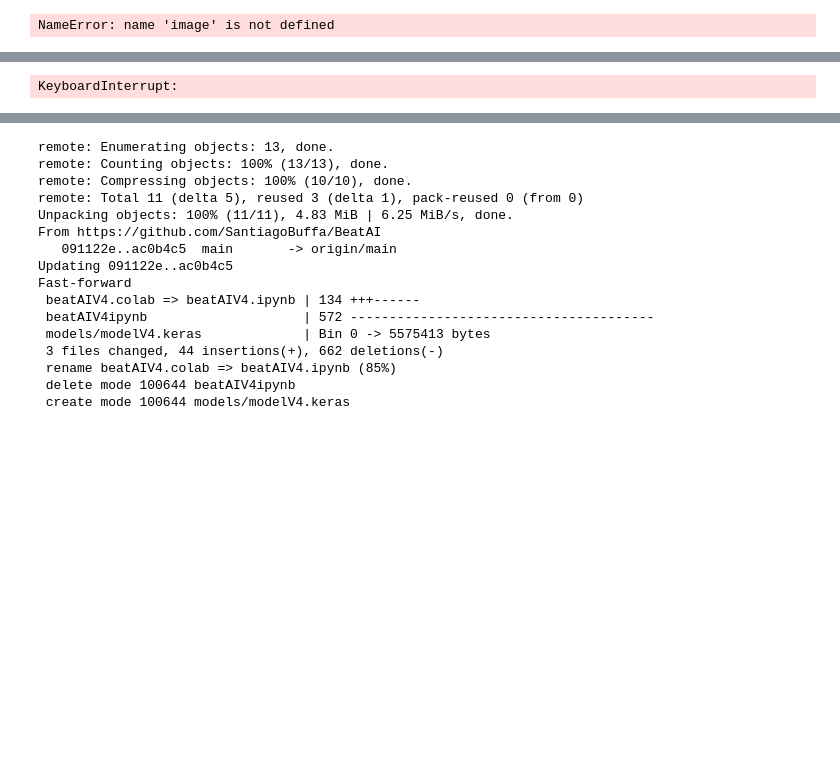
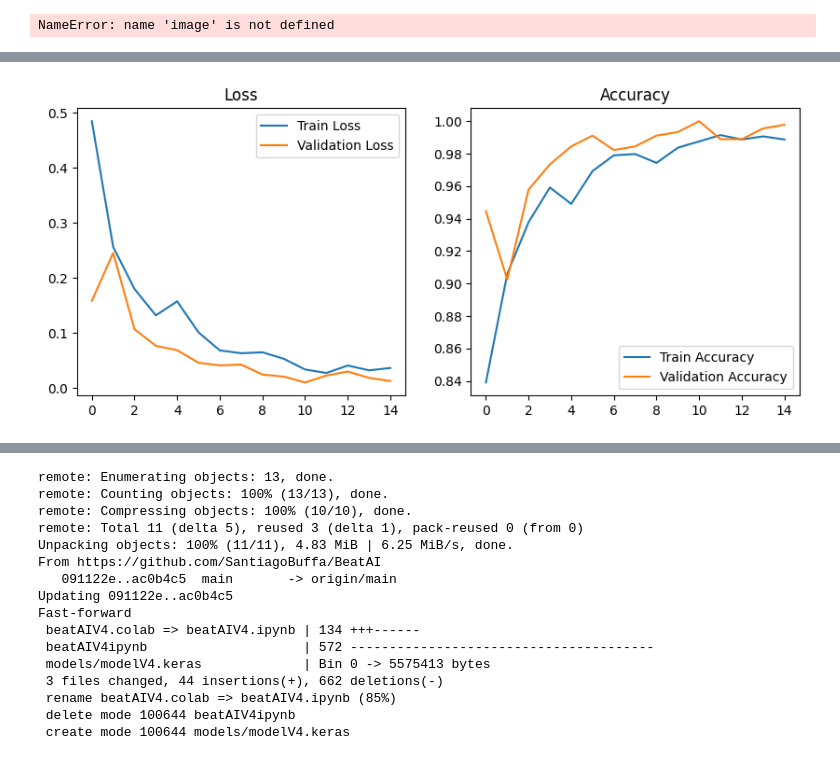
Before and after one commit to SantiagoBuffa/BeatAI, a Jupyter notebook: vgg19epico.ipynb, the cells around one changed output, grey strips where cells are left out. Saved outputs shown, nothing was run; the diff lists cells and outputs as text; code cells hidden in the pictures; blank space fills up the shorter version.

```diff
--- a/vgg19epico.ipynb
+++ b/vgg19epico.ipynb
@@ -92,6 +92,7 @@ def preprocess_dataset(dataset_path):
         rotation_range=2,
         width_shift_range=0.02,
         height_shift_range=0.02,
+        shear_range= 0.03,
         validation_split=validation_split,
         brightness_range = [0.8, 1.2]
     )
@@ -132,6 +133,22 @@ def preprocess_dataset(dataset_path):
     )
 
     return train_generator, test_generator, val_generator
+# %%
+from tensorflow.keras.models import load_model
+
+model = load_model("modelVGG19.keras")
+
+# obtener modelo base (VGG19)
+base_model = model.layers[0]
+
+
+# descongelar últimas 4 capas
+for layer in base_model.layers[-8:]:
+    layer.trainable = True
+
+# recompilar con LR bajo
+from tensorflow.keras.optimizers import Adam
+model.compile(optimizer=Adam(1e-5), loss='categorical_crossentropy', metrics=['accuracy'])
 # %%
 def build_ecg_cnn(img_height=390, img_width=550):
     model = Sequential([
@@ -168,40 +185,47 @@ def build_ecg_cnn(img_height=390, img_width=550):
     return model
 # %%
 
-# ✅ Dataset path
-data_dir = 'data/ECG_DATA'
-train_generator, test_generator, val_generator = preprocess_dataset(data_dir)
+from google.colab import files
 
-base_model = VGG19(weights='imagenet', include_top=False, input_shape=(390, 550, 3))
-base_model.trainable = False  # congelar las capas convolucionales al inicio
+dataset_path = "./data/ECG_DATA/"
+train_generator, test_generator, val_generator = preprocess_dataset(dataset_path)
 
-model = models.Sequential([
-    base_model,
-    layers.GlobalAveragePooling2D(),
-    layers.Dense(128, activation='relu'),
-    layers.Dropout(0.5),
-    layers.Dense(4, activation='softmax')
-])
+
+model = load_model("modelVGG19.keras")
+
+# obtener modelo base (VGG19)
+base_model = model.layers[0]
+
+
+# descongelar últimas 4 capas
+for layer in base_model.layers[-8:]:
+    layer.trainable = True
+
+
+model.compile(optimizer=Adam(learning_rate=1e-5),
+              loss='categorical_crossentropy',
+              metrics=['accuracy'])
 
 lr_scheduler = ReduceLROnPlateau(
     monitor='val_loss',
     factor=0.5,           # Reducir LR a la mitad
-    patience=5,           # Si no mejora en 5 épocas, reducir LR
+    patience=7,           # Si no mejora en 5 épocas, reducir LR
     min_lr=1e-7           # Límite mínimo para el LR
 )
 
-model.compile(optimizer = "Adam", loss = "categorical_crossentropy", metrics = ["accuracy"])
+#early_stop = EarlyStopping(
+ #   monitor='val_loss',      # monitorea la pérdida de validación
+  #  patience=10,              # espera 5 epochs sin mejora antes de detener
+   # restore_best_weights=True  # vuelve a los pesos del mejor epoch
+#)
+# Seguir entrenando desde donde quedo
+epochs = 15
+history = model.fit(train_generator, epochs= epochs, validation_data=val_generator, callbacks = [lr_scheduler])
 
-history = model.fit(train_generator, epochs=10, validation_data=val_generator, callbacks = [lr_scheduler])
-
-
-# Evaluate the model
 loss, accuracy = model.evaluate(test_generator)
 print(f'Test accuracy: {accuracy * 100:.2f}%')
-
-# Save the trained model
-model.save("modelV4.keras")
-show_graphs(history)
+model.save("modelVGG19.keras")
+show_graphs(history=history)
 # %% [output]
 Found 2572 images belonging to 4 classes.
 Found 451 images belonging to 4 classes.
@@ -215 +247 @@ Epoch 3/10
-KeyboardInterrupt:
+[figure, added]
```
Also changed, not shown: parts of 4 cells of this notebook.
